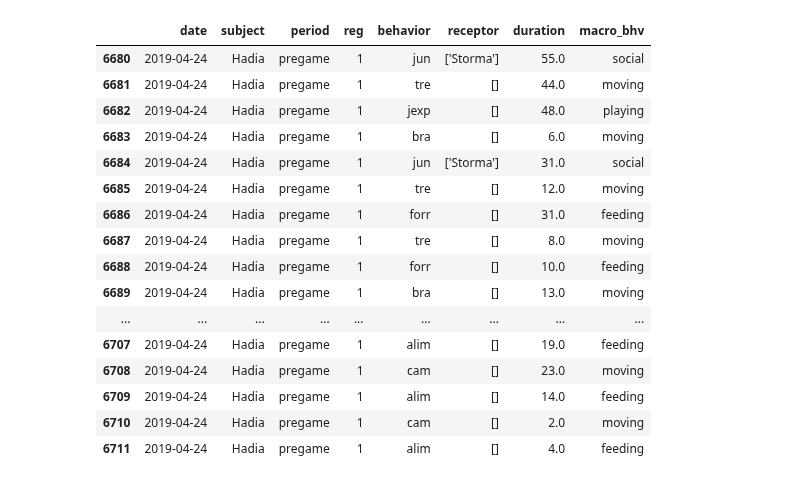
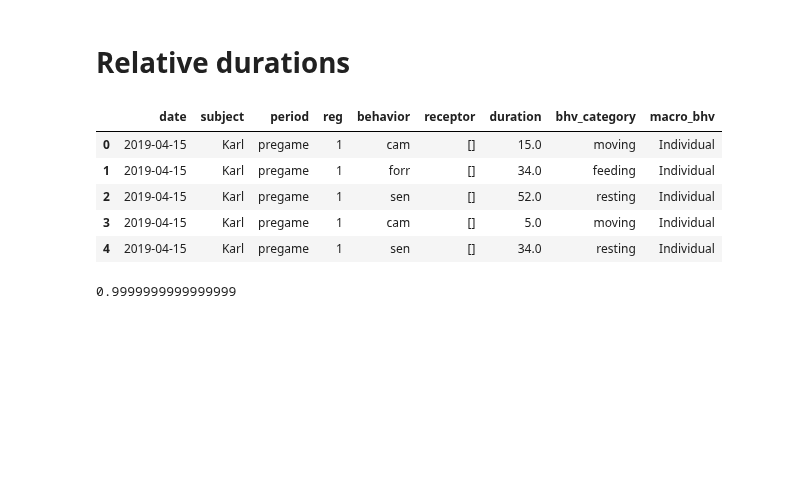
Before and after one commit to Bass2015/Orangutanes, a Jupyter notebook: src/ZZ_tests.ipynb, the cells around one changed output. Saved outputs shown, nothing was run; the diff lists cells and outputs as text; code cells hidden in the pictures; blank space fills up the shorter version.

```diff
--- a/src/ZZ_tests.ipynb
+++ b/src/ZZ_tests.ipynb
@@ -97,28 +93,0 @@ grouped_duration[grouped_duration['duration']>650].sort_values(by=['subject', 'd
-# %%
-date='2019-04-24'
-sub='Hadia'
-reg=1
-
-whole_df[(whole_df['date']==date)&(whole_df['subject']==sub)&(whole_df['reg']==reg)]
-# %% [output]
-|  | date | subject | period | reg | behavior | receptor | duration | macro_bhv |
-| 6680 | 2019-04-24 | Hadia | pregame | 1 | jun | ['Storma'] | 55.0 | social |
-| 6681 | 2019-04-24 | Hadia | pregame | 1 | tre | [] | 44.0 | moving |
-| 6682 | 2019-04-24 | Hadia | pregame | 1 | jexp | [] | 48.0 | playing |
-| 6683 | 2019-04-24 | Hadia | pregame | 1 | bra | [] | 6.0 | moving |
-| 6684 | 2019-04-24 | Hadia | pregame | 1 | jun | ['Storma'] | 31.0 | social |
-| 6685 | 2019-04-24 | Hadia | pregame | 1 | tre | [] | 12.0 | moving |
-| 6686 | 2019-04-24 | Hadia | pregame | 1 | forr | [] | 31.0 | feeding |
-| 6687 | 2019-04-24 | Hadia | pregame | 1 | tre | [] | 8.0 | moving |
-| 6688 | 2019-04-24 | Hadia | pregame | 1 | forr | [] | 10.0 | feeding |
-| 6689 | 2019-04-24 | Hadia | pregame | 1 | bra | [] | 13.0 | moving |
-| ... | ... | ... | ... | ... | ... | ... | ... | ... |
-| 6707 | 2019-04-24 | Hadia | pregame | 1 | alim | [] | 19.0 | feeding |
-| 6708 | 2019-04-24 | Hadia | pregame | 1 | cam | [] | 23.0 | moving |
-| 6709 | 2019-04-24 | Hadia | pregame | 1 | alim | [] | 14.0 | feeding |
-| 6710 | 2019-04-24 | Hadia | pregame | 1 | cam | [] | 2.0 | moving |
-| 6711 | 2019-04-24 | Hadia | pregame | 1 | alim | [] | 4.0 | feeding |
-# %%
-whole_df.loc[749,'duration']=213-166
-# %%
-whole_df.drop(5559, inplace=True)
@@ -126,0 +94,11 @@ px.box(whole_df[(whole_df['behavior']=='sex')], y='duration', width=400)
+# %% [markdown]
+# Relative durations
+# %%
+whole_df.head()
+# %% [output]
+|  | date | subject | period | reg | behavior | receptor | duration | bhv_category | macro_bhv |
+| 0 | 2019-04-15 | Karl | pregame | 1 | cam | [] | 15.0 | moving | Individual |
+| 1 | 2019-04-15 | Karl | pregame | 1 | forr | [] | 34.0 | feeding | Individual |
+| 2 | 2019-04-15 | Karl | pregame | 1 | sen | [] | 52.0 | resting | Individual |
+| 3 | 2019-04-15 | Karl | pregame | 1 | cam | [] | 5.0 | moving | Individual |
+| 4 | 2019-04-15 | Karl | pregame | 1 | sen | [] | 34.0 | resting | Individual |
@@ -127,2 +109,7 @@ px.box(whole_df[(whole_df['behavior']=='sex')], y='duration', width=400)
+# %%
+df = where_subject_and_date(whole_df, 'Karl', '2019-04-15')
+df[df['reg']==1]['rel_duration'].sum()
+# %% [output]
+0.9999999999999999
 # %%
 whole_df.to_csv('../data/clean_df.csv')
```
Also changed, not shown: parts of 26 cells of this notebook, 6 other files.
